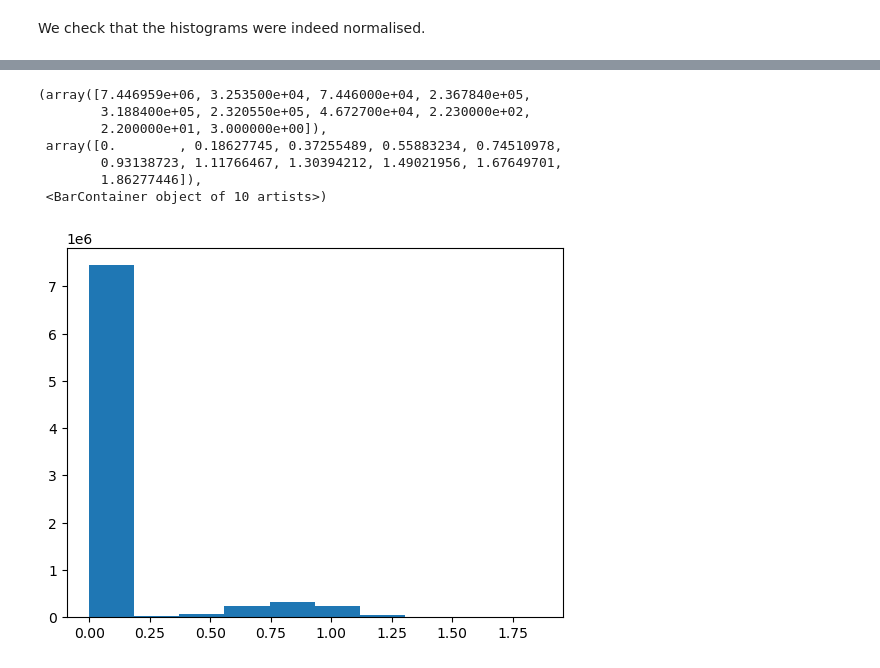
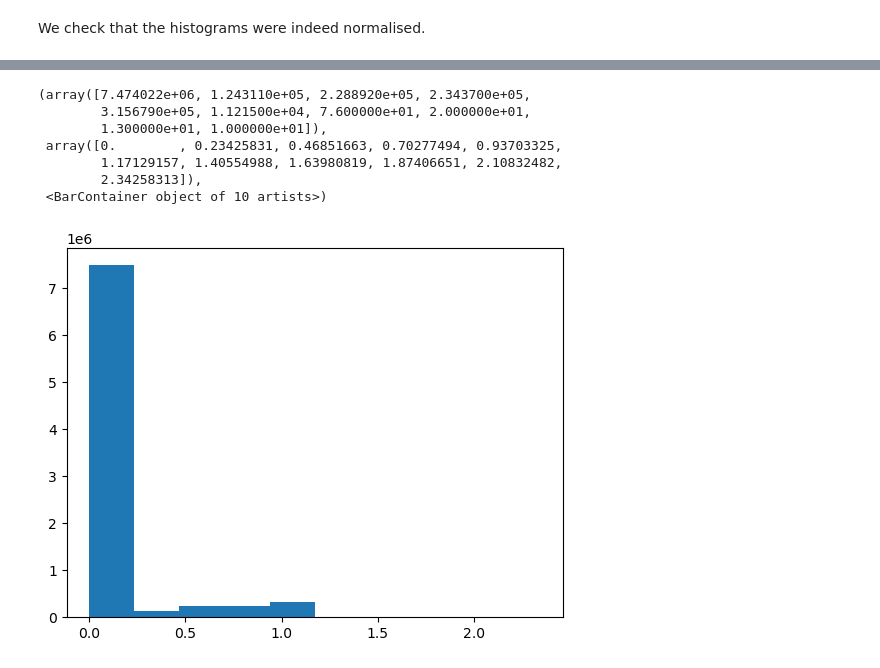
Before and after one commit to cansuyalcinn/brain-tissue-segmentation-challenge, a Jupyter notebook: notebooks/normalisation.ipynb, the cells around one changed output, grey strips where cells are left out. Cells and saved outputs as stored; diff of their text form; code cells hidden in the pictures.

```diff
--- a/notebooks/normalisation.ipynb
+++ b/notebooks/normalisation.ipynb
@@ -158,14 +162,14 @@ plt.show()
 # %%
-im_data = ImageDataset(set_name='Training')
-id = '03'
+im_data = ImageDataset(set_name='Validation')
+id = im_data.IDs[0]
 pat = patient(id, im_data)
 plt.hist(pat.im(format='np', preprocess=True).ravel())
 # %% [output]
-(array([7.446959e+06, 3.253500e+04, 7.446000e+04, 2.367840e+05,
-        3.188400e+05, 2.320550e+05, 4.672700e+04, 2.230000e+02,
-        2.200000e+01, 3.000000e+00]),
- array([0.        , 0.18627745, 0.37255489, 0.55883234, 0.74510978,
-        0.93138723, 1.11766467, 1.30394212, 1.49021956, 1.67649701,
-        1.86277446]),
+(array([7.474022e+06, 1.243110e+05, 2.288920e+05, 2.343700e+05,
+        3.156790e+05, 1.121500e+04, 7.600000e+01, 2.000000e+01,
+        1.300000e+01, 1.000000e+01]),
+ array([0.        , 0.23425831, 0.46851663, 0.70277494, 0.93703325,
+        1.17129157, 1.40554988, 1.63980819, 1.87406651, 2.10832482,
+        2.34258313]),
  <BarContainer object of 10 artists>)
-[figure, old version]
+[figure, new version]
```
Also changed, not shown: parts of 6 cells of this notebook, 3 other files.
